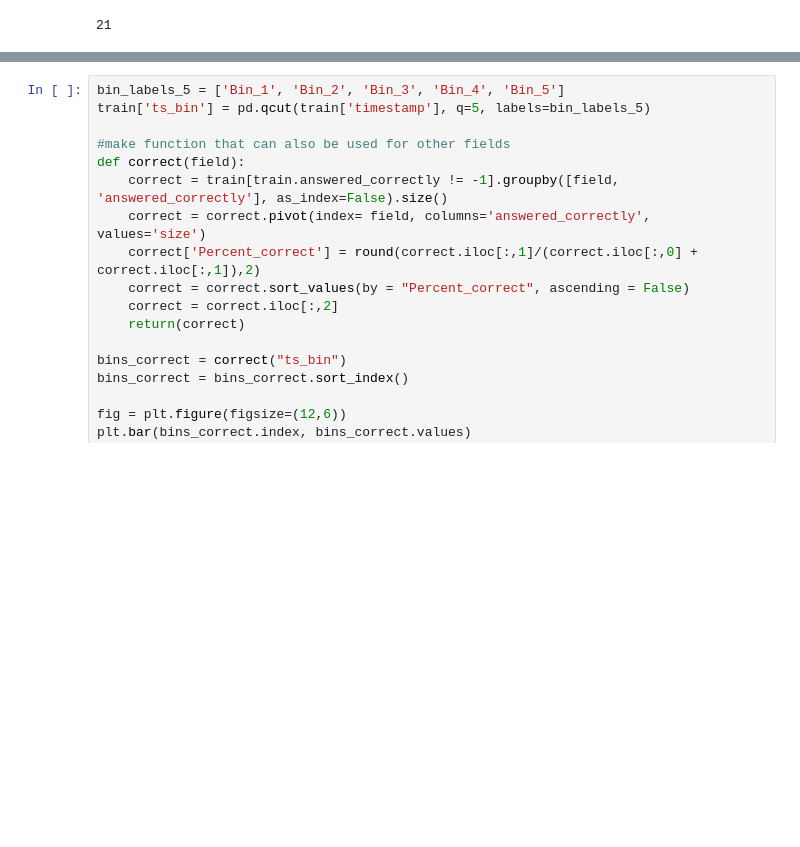
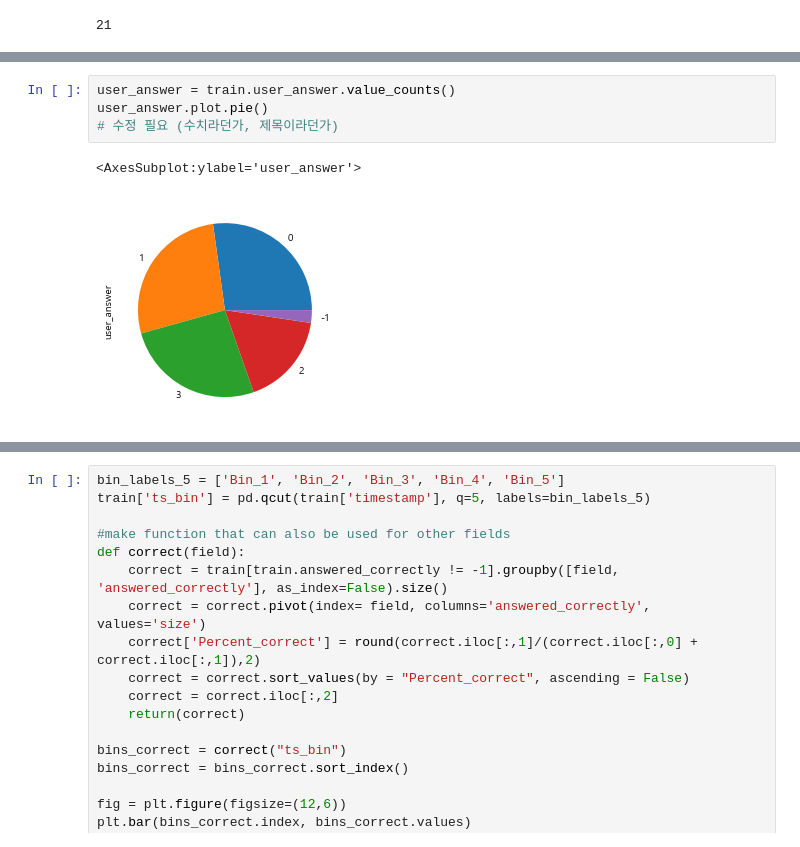
Before and after one commit to ingu627/answer_correctness, a Jupyter notebook: pre_train1.ipynb, the cells around one changed output, grey strips where cells are left out. Cells and saved outputs as stored; diff of their text form; blank space fills up the shorter version.

```diff
--- a/pre_train1.ipynb
+++ b/pre_train1.ipynb
@@ -377,3 +342,10 @@ train.user_id.nunique()
+# %%
+user_answer = train.user_answer.value_counts()
+user_answer.plot.pie()
+# 수정 필요 (수치라던가, 제목이라던가)
+# %% [output]
+<AxesSubplot:ylabel='user_answer'>
+[figure, added]
 # %%
 correct = train[train.answered_correctly != -1].answered_correctly.value_counts(ascending=True)
 
```
Also changed, not shown: parts of 41 cells of this notebook.
